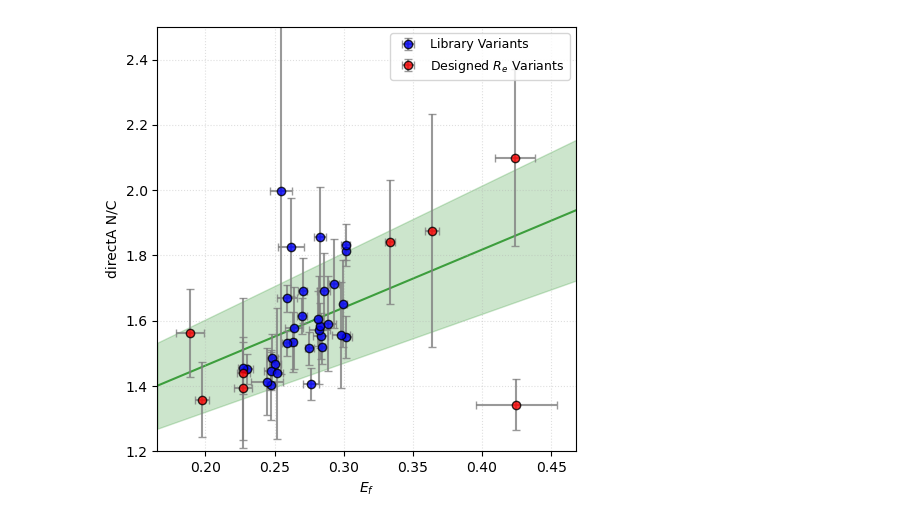
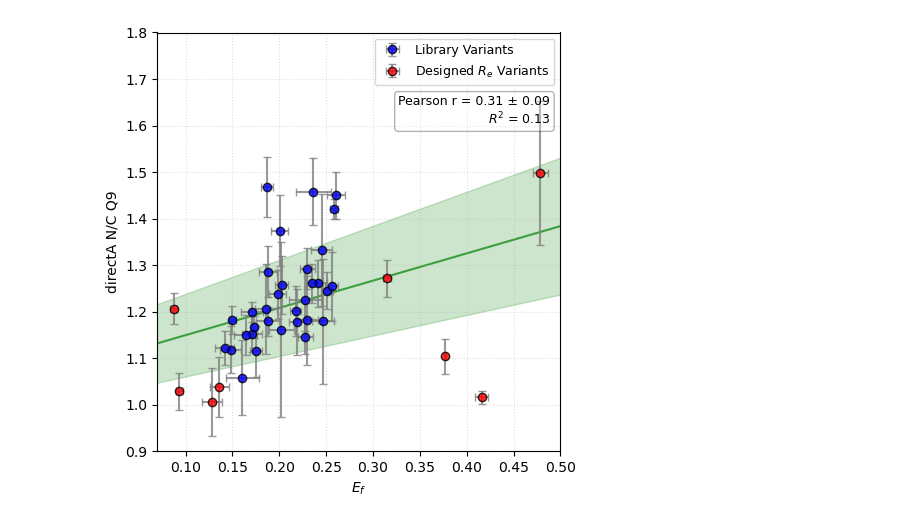
Before and after one commit to sukeniklab/GOOSE_2026, a Jupyter notebook: FRET_data_TB/Fig3_Loc-vs-Ef.ipynb, the cells around one changed output. Saved outputs shown, nothing was run; the diff lists cells and outputs as text; code cells hidden in the pictures.

```diff
--- a/FRET_data_TB/Fig3_Loc-vs-Ef.ipynb
+++ b/FRET_data_TB/Fig3_Loc-vs-Ef.ipynb
@@ -7,3 +7,6 @@ import scipy.stats as sp_stats
 plt.rcParams['svg.fonttype'] = 'none'
 # %%
 df = pd.read_csv('constructs_df.csv', index_col = 0)
+# drop rows where 'construct' contains 'GS'
+df = df[~df['construct'].astype(str).str.contains('GS', na=False)]
+df['construct'] = df['construct'].astype(int)
@@ -10,12 +107,12 @@ df = pd.read_csv('constructs_df.csv', index_col = 0)
 # %%
 # plot Ef_cell vs directA_N/C with error bars
-mask = df[['Ef_cell', 'Ef_cell_std', 'directA_N/C', 'directA_N/C_std']].notnull().all(axis=1)
+mask = df[['Ef_cell', 'Ef_cell_std', 'directA_N/C_Q9', 'directA_N/C_Q9_std']].notnull().all(axis=1)
 plot_df = df.loc[mask]
 
 x = plot_df['Ef_cell']
-y = plot_df['directA_N/C']
+y = plot_df['directA_N/C_Q9']
 xerr = plot_df['Ef_cell_std']
-yerr = plot_df['directA_N/C_std']
+yerr = plot_df['directA_N/C_Q9_std']
 
 # Create color array based on construct number
 colors = ['red' if construct >= 35 and construct <= 42 else 'blue' for construct in plot_df['construct']]
@@ -40,6 +137,31 @@ for i, (xi, yi, xerri, yerri, color) in enumerate(zip(x, y, xerr, yerr, colors))
 
 # Linear regression for line of best fit
 slope, intercept, r_value, p_value, std_err = sp_stats.linregress(x, y)
+
+# Monte Carlo sampling for Pearson correlation
+n_iterations = 1000
+pearson_values = []
+
+for _ in range(n_iterations):
+    sampled_x = []
+    sampled_y = []
+
+    for idx, row in plot_df.iterrows():
+        # Sample from normal distributions based on mean and std for each construct
+        sampled_x_val = np.random.normal(row['Ef_cell'], row['Ef_cell_std'])
+        sampled_y_val = np.random.normal(row['directA_N/C_Q9'], row['directA_N/C_Q9_std'])
+
+        sampled_x.append(sampled_x_val)
+        sampled_y.append(sampled_y_val)
+
+    # Calculate Pearson correlation across all constructs for this iteration
+    if len(sampled_x) == len(plot_df):  # Ensure we have all constructs
+        pearson_r_sample, _ = sp_stats.pearsonr(sampled_x, sampled_y)
+        pearson_values.append(pearson_r_sample)
+
+# Calculate mean and std of Pearson correlations
+pearson_r_mean = np.mean(pearson_values)
+pearson_r_std = np.std(pearson_values)
 
 # Get x-axis limits to extend line to full width
 x_limits = ax.get_xlim()
@@ -51,34 +173,37 @@ ax.plot(line_x, line_y, color='green', linestyle='-', linewidth=1.5, alpha=0.7,
 
 # Calculate 95% confidence interval using prediction interval
 n = len(x)
 dof = n - 2  # degrees of freedom
 t_val = sp_stats.t.ppf(0.975, dof)  # 95% confidence interval
 
 # Calculate standard error of prediction
 x_mean = np.mean(x)
 sxx = np.sum((x - x_mean)**2)
 predict_y = slope * x + intercept
 residuals = y - predict_y
 s_resid = np.sqrt(np.sum(residuals**2) / dof)
 
 # Prediction interval (wider at extremes)
 se_line = s_resid * np.sqrt(1/n + (line_x - x_mean)**2 / sxx)
 margin = t_val * se_line
 
 # Shade prediction interval
 ax.fill_between(line_x, line_y - margin, line_y + margin,
                 color='green', alpha=0.2, zorder=0)
 
 ax.set_xlabel('$E_{f}$')
-ax.set_ylabel('directA N/C')
+ax.set_ylabel('directA N/C Q9')
 ax.grid(True, linestyle=':', alpha=0.4)
 
 # Add legend to top right
 ax.legend(loc='upper right', frameon=True, fontsize=9)
+ax.text(0.975, 0.85, f'Pearson r = {pearson_r_mean:.2f} ± {pearson_r_std:.2f}\n$R^2$ = {r_value**2:.2f}',
+        transform=ax.transAxes, fontsize=9, verticalalignment='top',
+        horizontalalignment='right', bbox=dict(boxstyle='round', facecolor='white', alpha=0.3))
 
-plt.xlim(x_limits[0], x_limits[1])
-plt.ylim(1.2, 2.5)
+plt.xlim(.07, .5)
+plt.ylim(.9, 1.8)
 plt.tight_layout()
 plt.savefig('Figure_graphs/Fig3/Ef_vs_loc.svg')
 # %% [output]
-[figure, old version]
+[figure, new version]
```
Also changed, not shown: parts of 4 cells of this notebook, 50 other files.
